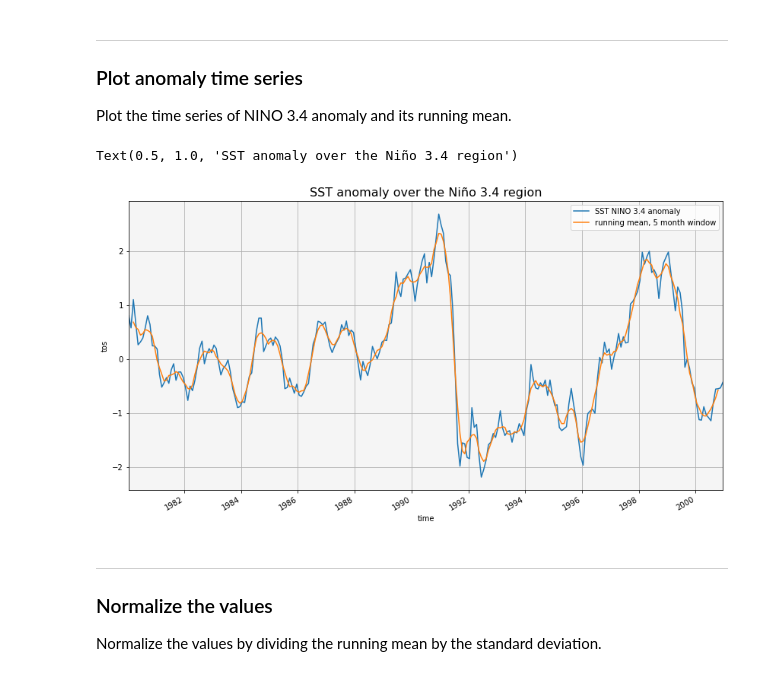
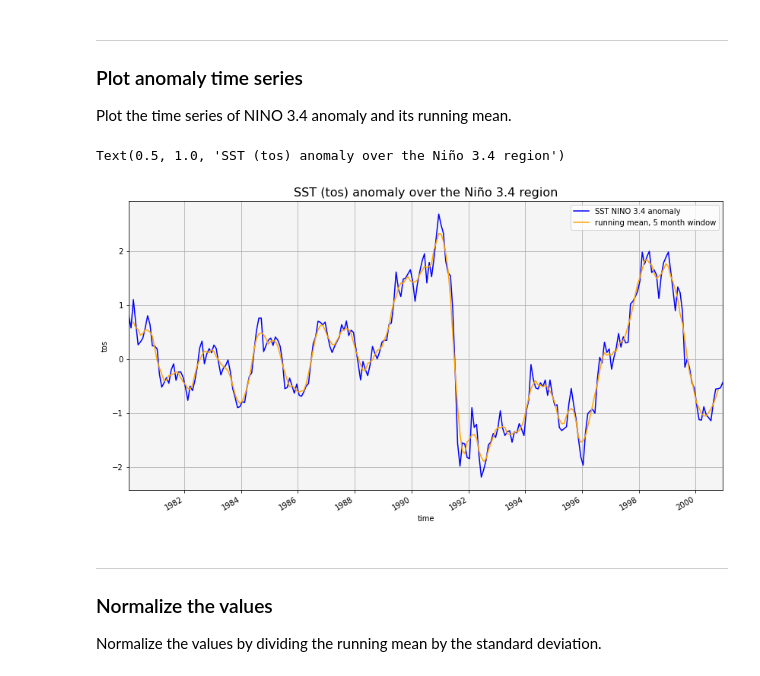
Before and after one commit to KMFleischer/PyEarthScience, a Jupyter notebook: Data_Analysis/DKRZ_tutorial_compute_ENSO_NINOs_with_CDO.ipynb, the cells around one changed output. Saved outputs shown, nothing was run; the diff lists cells and outputs as text; code cells hidden in the pictures.

Commit message:
Minor changes to NINO notebook

```diff
--- a/Data_Analysis/DKRZ_tutorial_compute_ENSO_NINOs_with_CDO.ipynb
+++ b/Data_Analysis/DKRZ_tutorial_compute_ENSO_NINOs_with_CDO.ipynb
@@ -61,7 +74,8 @@ cdo = Cdo()
 
 ## Data set
 # %%
-filename = os.environ['HOME']+'/Python/Data_analysis/tos_Omon_MPI-ESM-LR_historical_r1i1p1_198001-200012_r720x360.nc'
+fname = os.environ['HOME']+'/Python/Data_analysis/'+\
+                   'tos_Omon_MPI-ESM-LR_historical_r1i1p1_198001-200012_r720x360.nc'
 # %% [markdown]
 ----
 
@@ -95,11 +103,21 @@ tos_climoni = cdo.ymonmean(input=' -sellonlatbox,-170,-120,-5,5 '+filename, retu
 
 ## Compute the anomalies in one step
 # %%
-tos_anom12  = cdo.ymonsub(input=' -sellonlatbox,-90,-80,-10,0 '+filename+' -ymonavg -sellonlatbox,-90,-80,-10,0 '+filename, returnXArray='tos')
-tos_anom3   = cdo.ymonsub(input=' -sellonlatbox,-150,-90,-5,5 '+filename+' -ymonavg -sellonlatbox,-150,-90,-5,5 '+filename, returnXArray='tos')
-tos_anom34  = cdo.ymonsub(input=' -sellonlatbox,-170,-120,-5,5 '+filename+' -ymonavg -sellonlatbox,-170,-120,-5,5 '+filename, returnXArray='tos')
-tos_anom4   = cdo.ymonsub(input=' -sellonlatbox,-160,-150,-5,5 '+filename+' -ymonavg -sellonlatbox,-160,-150,-5,5 '+filename, returnXArray='tos')
-tos_anomoni = cdo.ymonsub(input=' -sellonlatbox,-170,-120,-5,5 '+filename+' -ymonavg -sellonlatbox,-170,-120,-5,5 '+filename, returnXArray='tos')
+tos_anom12  = cdo.ymonsub(input=' -sellonlatbox,-90,-80,-10,0 '+fname+\
+                                ' -ymonavg -sellonlatbox,-90,-80,-10,0 '+fname,
+                          returnXArray='tos')
+tos_anom3   = cdo.ymonsub(input=' -sellonlatbox,-150,-90,-5,5 '+fname+\
+                                ' -ymonavg -sellonlatbox,-150,-90,-5,5 '+fname,
+                          returnXArray='tos')
+tos_anom34  = cdo.ymonsub(input=' -sellonlatbox,-170,-120,-5,5 '+fname+\
+                                ' -ymonavg -sellonlatbox,-170,-120,-5,5 '+fname,
+                          returnXArray='tos')
+tos_anom4   = cdo.ymonsub(input=' -sellonlatbox,-160,-150,-5,5 '+fname+\
+                                ' -ymonavg -sellonlatbox,-160,-150,-5,5 '+fname,
+                          returnXArray='tos')
+tos_anomoni = cdo.ymonsub(input=' -sellonlatbox,-170,-120,-5,5 '+fname+\
+                                ' -ymonavg -sellonlatbox,-170,-120,-5,5 '+fname,
+                          returnXArray='tos')
 # %% [markdown]
 ----
 
@@ -297,17 +292,19 @@ tos_anom34_ts_runmean = tos_anom34_ts.rolling(time=5, center=True).mean()
 Plot the time series of NINO 3.4 anomaly and its running mean.
 # %%
 fig, ax = plt.subplots(figsize=(14,7))
+
 ax.set_facecolor('whitesmoke')
 ax.grid()
 ax.set_xlim(min(tos_anom34_ts.time), max(tos_anom34_ts.time))
 
-tos_anom34_ts.plot(label='SST NINO 3.4 anomaly')
-tos_anom34_ts_runmean.plot(label='running mean, 5 month window')
+tos_anom34_ts.plot(label='SST NINO 3.4 anomaly', color='blue')
+tos_anom34_ts_runmean.plot(label='running mean, 5 month window', color='orange')
+
 plt.legend()
-plt.title('SST anomaly over the Niño 3.4 region', fontsize=16)
+plt.title('SST (tos) anomaly over the Niño 3.4 region', fontsize=16)
 # %% [output]
-Text(0.5, 1.0, 'SST anomaly over the Niño 3.4 region')
+Text(0.5, 1.0, 'SST (tos) anomaly over the Niño 3.4 region')
-[figure, old version]
+[figure, new version]
 # %% [markdown]
 ----
 
```
Also changed, not shown: parts of 12 cells of this notebook.
